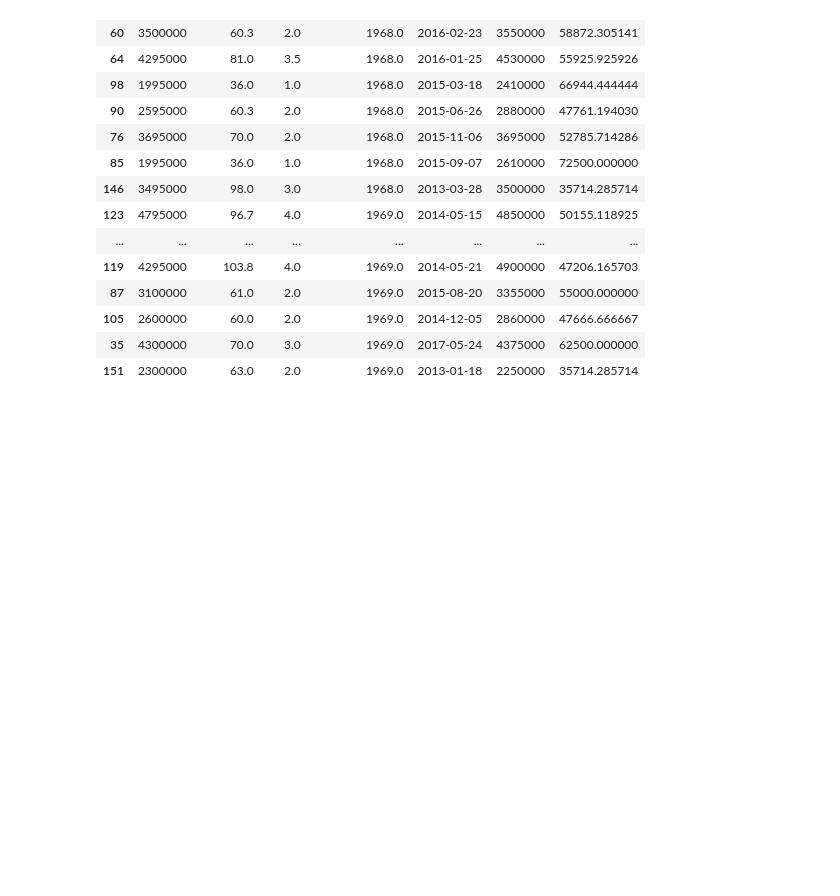
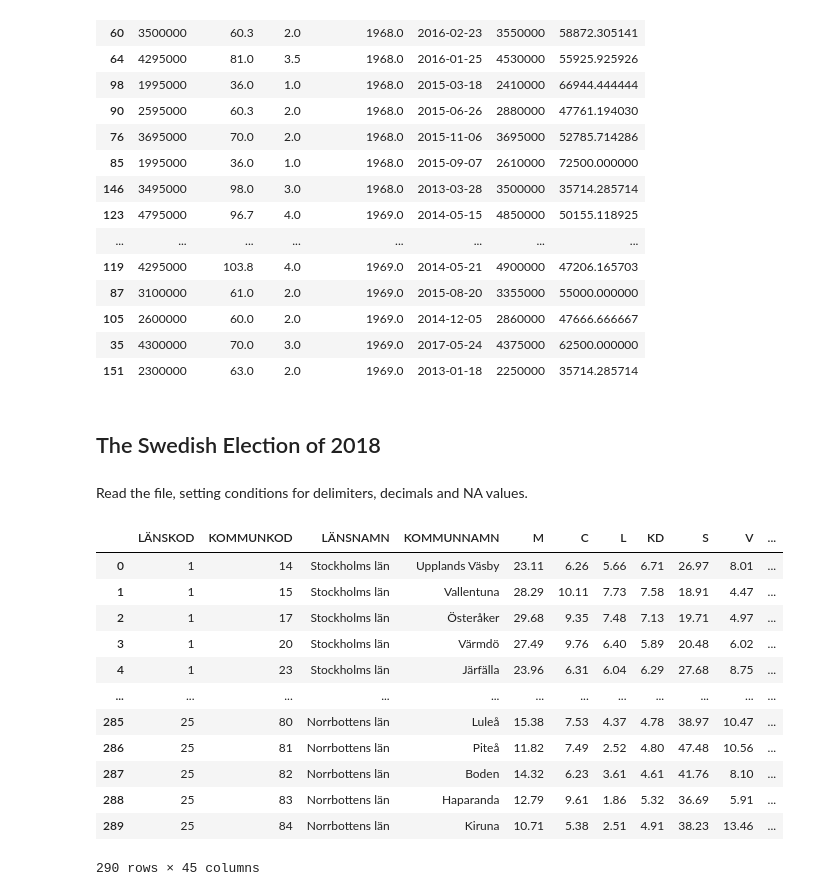
Before and after one commit to BenjaminTillius/su-mt4007, a Jupyter notebook: HW2/HW2.ipynb, the cells around one changed output. Drawn from its saved outputs; the diff is of its cells as text; code cells hidden in the pictures; blank space fills up the shorter version.

```diff
--- a/HW2/HW2.ipynb
+++ b/HW2/HW2.ipynb
@@ -123,3 +123,24 @@ df_no_na.tail(20)
 | 105 | 2600000 | 60.0 | 2.0 | 1969.0 | 2014-12-05 | 2860000 | 47666.666667 |
 | 35 | 4300000 | 70.0 | 3.0 | 1969.0 | 2017-05-24 | 4375000 | 62500.000000 |
 | 151 | 2300000 | 63.0 | 2.0 | 1969.0 | 2013-01-18 | 2250000 | 35714.285714 |
+# %% [markdown]
+## The Swedish Election of 2018
+# %% [markdown]
+Read the file, setting conditions for delimiters, decimals and NA values.
+# %%
+df_election = pd.read_csv("https://raw.githubusercontent.com/su-mt4007/data/refs/heads/main/2018_R_per_kommun.csv", delimiter = ";", decimal = ",", na_values = [" ", ""])
+df_election
+# %% [output]
+|  | LÄNSKOD | KOMMUNKOD | LÄNSNAMN | KOMMUNNAMN | M | C | L | KD | S | V | ... |
+| 0 | 1 | 14 | Stockholms län | Upplands Väsby | 23.11 | 6.26 | 5.66 | 6.71 | 26.97 | 8.01 | ... |
+| 1 | 1 | 15 | Stockholms län | Vallentuna | 28.29 | 10.11 | 7.73 | 7.58 | 18.91 | 4.47 | ... |
+| 2 | 1 | 17 | Stockholms län | Österåker | 29.68 | 9.35 | 7.48 | 7.13 | 19.71 | 4.97 | ... |
+| 3 | 1 | 20 | Stockholms län | Värmdö | 27.49 | 9.76 | 6.40 | 5.89 | 20.48 | 6.02 | ... |
+| 4 | 1 | 23 | Stockholms län | Järfälla | 23.96 | 6.31 | 6.04 | 6.29 | 27.68 | 8.75 | ... |
+| ... | ... | ... | ... | ... | ... | ... | ... | ... | ... | ... | ... |
+| 285 | 25 | 80 | Norrbottens län | Luleå | 15.38 | 7.53 | 4.37 | 4.78 | 38.97 | 10.47 | ... |
+| 286 | 25 | 81 | Norrbottens län | Piteå | 11.82 | 7.49 | 2.52 | 4.80 | 47.48 | 10.56 | ... |
+| 287 | 25 | 82 | Norrbottens län | Boden | 14.32 | 6.23 | 3.61 | 4.61 | 41.76 | 8.10 | ... |
+| 288 | 25 | 83 | Norrbottens län | Haparanda | 12.79 | 9.61 | 1.86 | 5.32 | 36.69 | 5.91 | ... |
+| 289 | 25 | 84 | Norrbottens län | Kiruna | 10.71 | 5.38 | 2.51 | 4.91 | 38.23 | 13.46 | ... |
+290 rows × 45 columns
```
Also changed, not shown: parts of 5 cells of this notebook.
